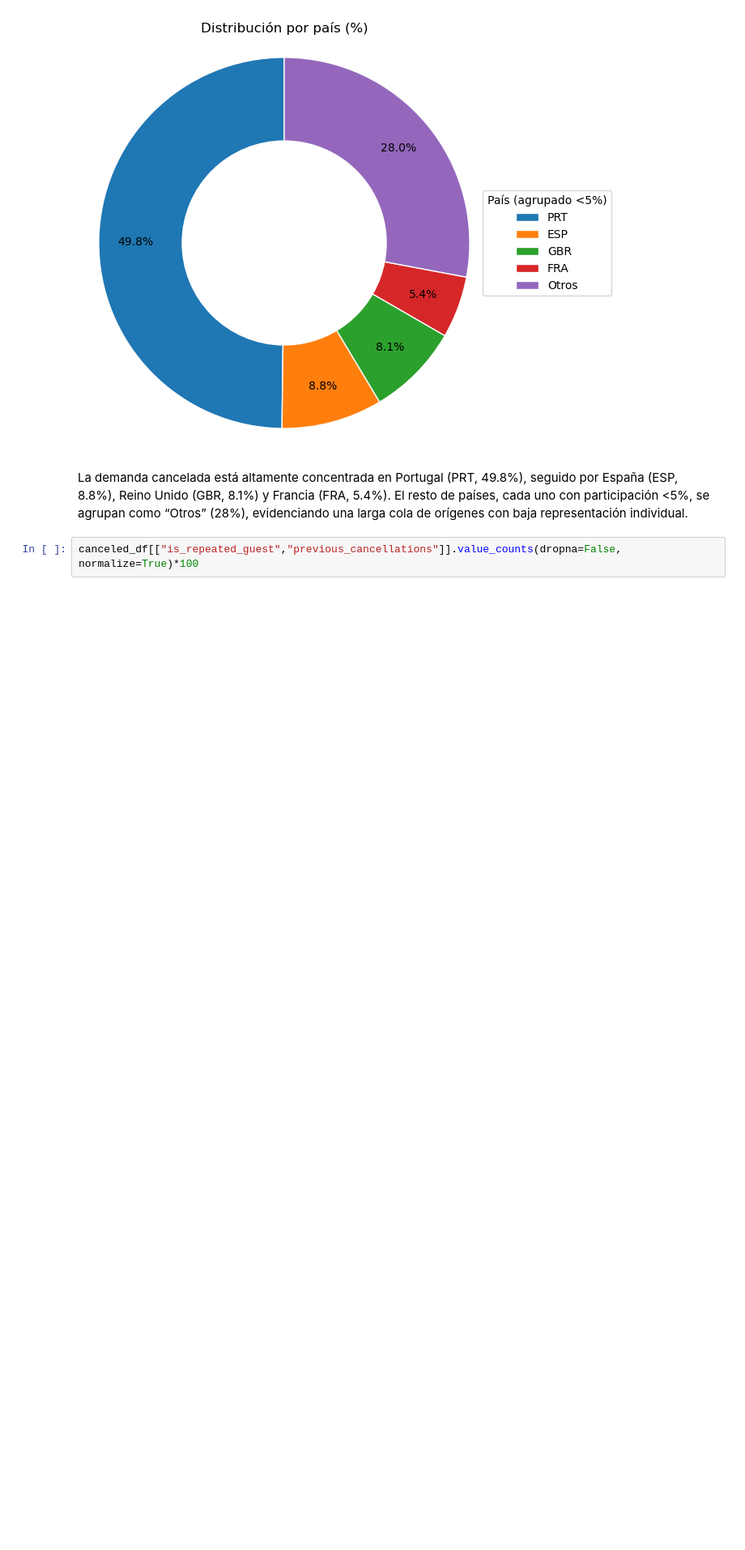
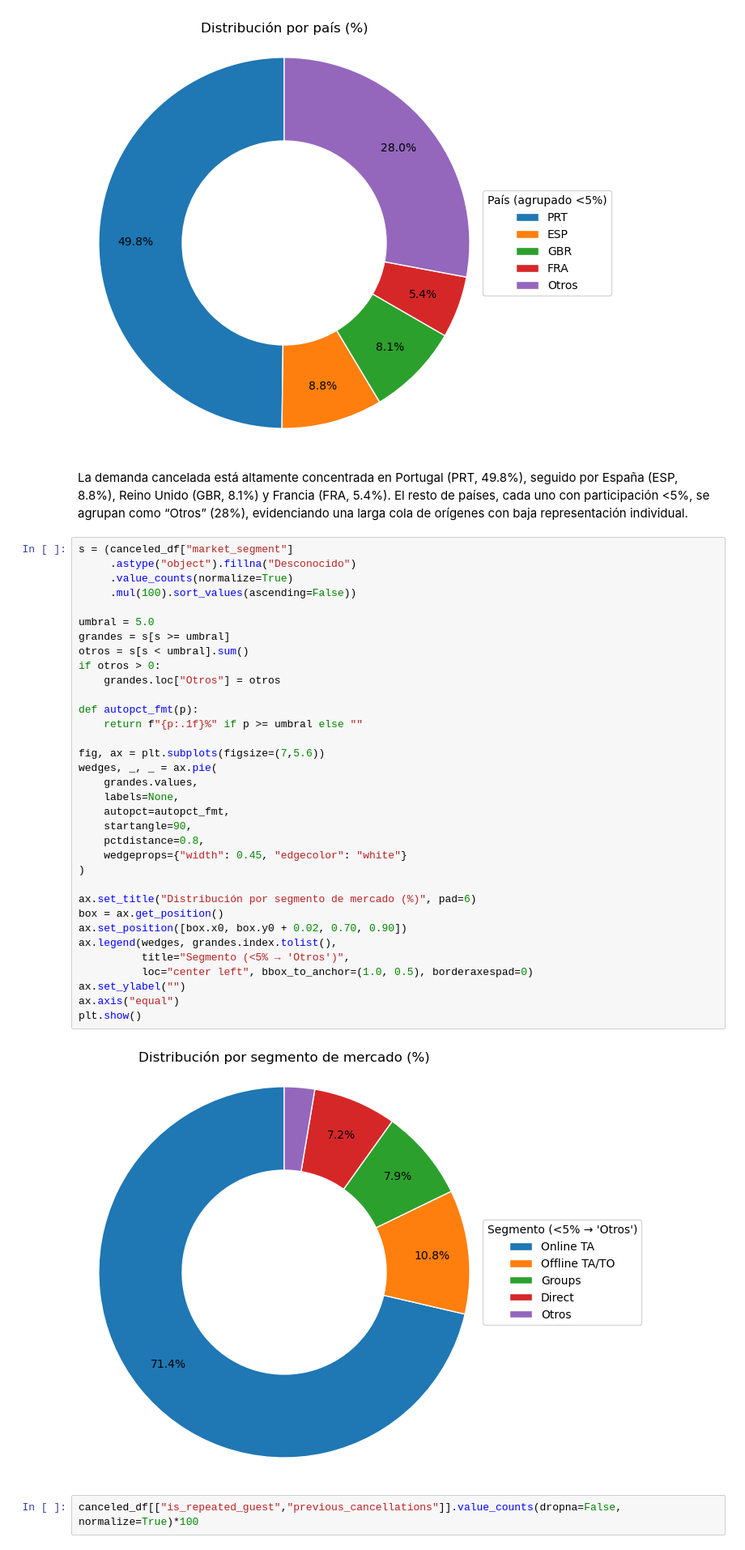
Before and after one commit to leodie1615/taller1, a Jupyter notebook: taller1_final.ipynb, the cells around one changed output. Shown: that part at 81% size. Saved outputs shown, nothing was run; the diff lists cells and outputs as text; blank space fills up the shorter version.

```diff
--- a/taller1_final.ipynb
+++ b/taller1_final.ipynb
@@ -638,6 +684,42 @@ plt.show()
 [figure]
 # %% [markdown]
 La demanda cancelada está altamente concentrada en Portugal (PRT, 49.8%), seguido por España (ESP, 8.8%), Reino Unido (GBR, 8.1%) y Francia (FRA, 5.4%). El resto de países, cada uno con participación <5%, se agrupan como “Otros” (28%), evidenciando una larga cola de orígenes con baja representación individual.
+# %%
+s = (canceled_df["market_segment"]
+     .astype("object").fillna("Desconocido")
+     .value_counts(normalize=True)
+     .mul(100).sort_values(ascending=False))
+
+umbral = 5.0
+grandes = s[s >= umbral]
+otros = s[s < umbral].sum()
+if otros > 0:
+    grandes.loc["Otros"] = otros
+
+def autopct_fmt(p):
+    return f"{p:.1f}%" if p >= umbral else ""
+
+fig, ax = plt.subplots(figsize=(7,5.6))
+wedges, _, _ = ax.pie(
+    grandes.values,
+    labels=None,
+    autopct=autopct_fmt,
+    startangle=90,
+    pctdistance=0.8,
+    wedgeprops={"width": 0.45, "edgecolor": "white"}
+)
+
+ax.set_title("Distribución por segmento de mercado (%)", pad=6)
+box = ax.get_position()
+ax.set_position([box.x0, box.y0 + 0.02, 0.70, 0.90])
+ax.legend(wedges, grandes.index.tolist(),
+          title="Segmento (<5% → 'Otros')",
+          loc="center left", bbox_to_anchor=(1.0, 0.5), borderaxespad=0)
+ax.set_ylabel("")
+ax.axis("equal")
+plt.show()
+# %% [output]
+[figure, added]
 # %%
 canceled_df[["is_repeated_guest","previous_cancellations"]].value_counts(dropna=False, normalize=True)*100
 # %% [output]
```
Also changed, not shown: parts of 2 cells of this notebook.
